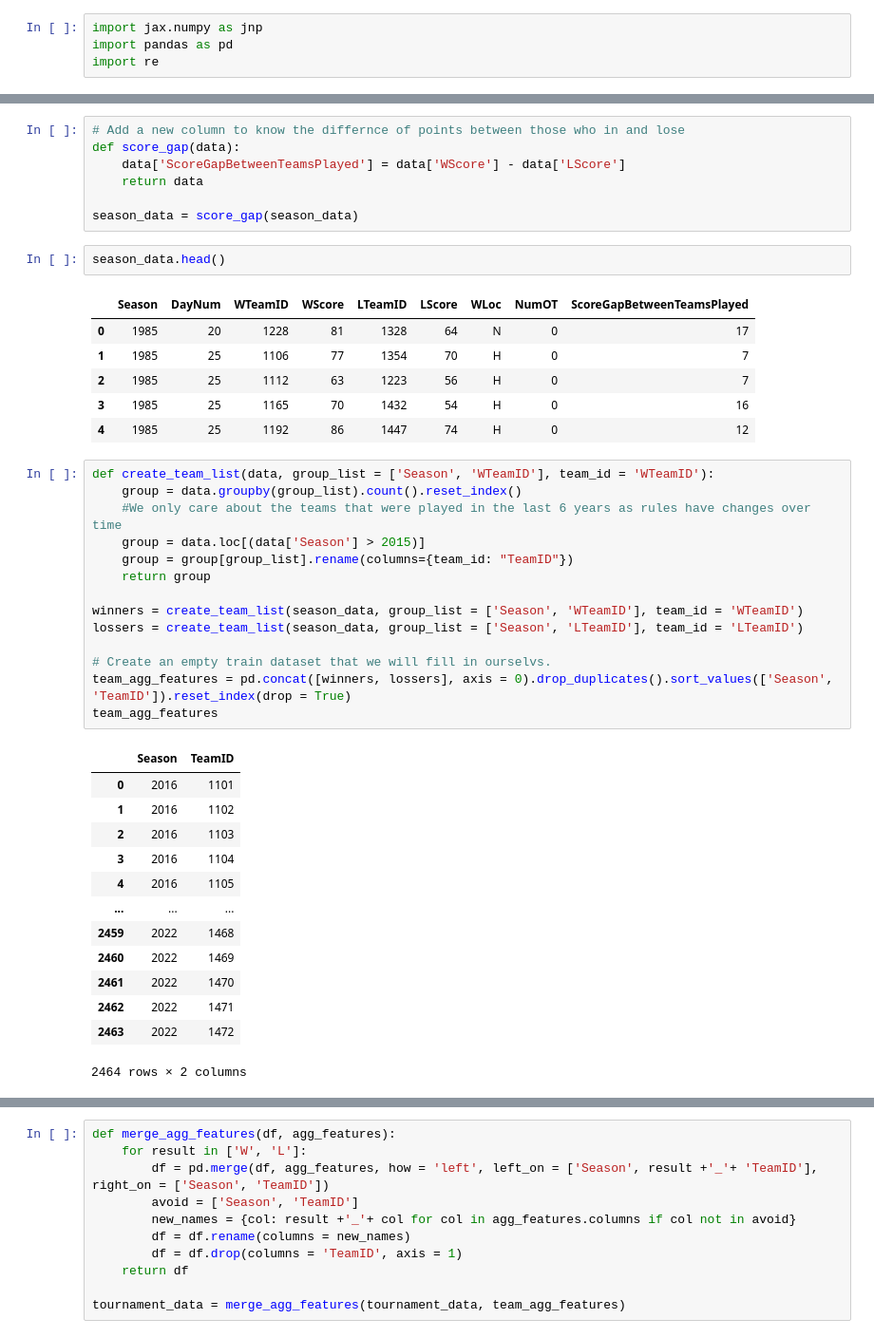
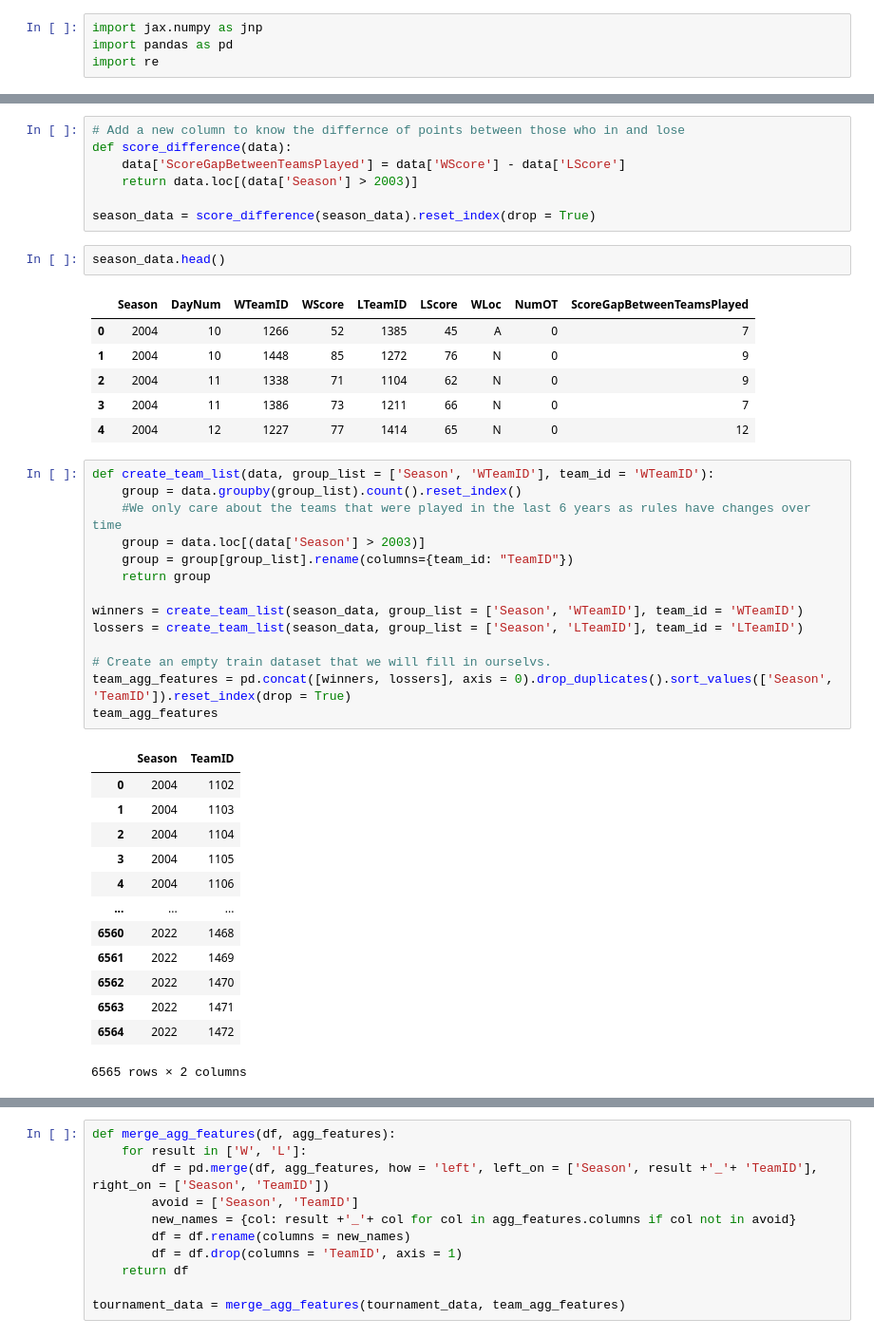
Before and after one commit to AbakirH/CS301_Project_Group7, a Jupyter notebook: CS301_Project.ipynb, the cells around one changed output, grey strips where cells are left out. Shown at 95% size. Saved outputs shown, nothing was run; the diff lists cells and outputs as text.

```diff
--- a/CS301_Project.ipynb
+++ b/CS301_Project.ipynb
@@ -109,44 +150,44 @@ public_rating = pd.read_csv('/content/kaggle/mens-march-mania-2022/MDataFiles_St
 # %%
 # Add a new column to know the differnce of points between those who in and lose
-def score_gap(data):
+def score_difference(data):
     data['ScoreGapBetweenTeamsPlayed'] = data['WScore'] - data['LScore']
-    return data
+    return data.loc[(data['Season'] > 2003)]
 
-season_data = score_gap(season_data)
+season_data = score_difference(season_data).reset_index(drop = True)
 # %%
 season_data.head()
 # %% [output]
 |  | Season | DayNum | WTeamID | WScore | LTeamID | LScore | WLoc | NumOT | ScoreGapBetweenTeamsPlayed |
-| 0 | 1985 | 20 | 1228 | 81 | 1328 | 64 | N | 0 | 17 |
-| 1 | 1985 | 25 | 1106 | 77 | 1354 | 70 | H | 0 | 7 |
-| 2 | 1985 | 25 | 1112 | 63 | 1223 | 56 | H | 0 | 7 |
-| 3 | 1985 | 25 | 1165 | 70 | 1432 | 54 | H | 0 | 16 |
-| 4 | 1985 | 25 | 1192 | 86 | 1447 | 74 | H | 0 | 12 |
+| 0 | 2004 | 10 | 1266 | 52 | 1385 | 45 | A | 0 | 7 |
+| 1 | 2004 | 10 | 1448 | 85 | 1272 | 76 | N | 0 | 9 |
+| 2 | 2004 | 11 | 1338 | 71 | 1104 | 62 | N | 0 | 9 |
+| 3 | 2004 | 11 | 1386 | 73 | 1211 | 66 | N | 0 | 7 |
+| 4 | 2004 | 12 | 1227 | 77 | 1414 | 65 | N | 0 | 12 |
 # %%
 def create_team_list(data, group_list = ['Season', 'WTeamID'], team_id = 'WTeamID'):
     group = data.groupby(group_list).count().reset_index()
     #We only care about the teams that were played in the last 6 years as rules have changes over time
-    group = data.loc[(data['Season'] > 2015)]
+    group = data.loc[(data['Season'] > 2003)]
     group = group[group_list].rename(columns={team_id: "TeamID"})
     return group
 
 winners = create_team_list(season_data, group_list = ['Season', 'WTeamID'], team_id = 'WTeamID')
 lossers = create_team_list(season_data, group_list = ['Season', 'LTeamID'], team_id = 'LTeamID')
 
 # Create an empty train dataset that we will fill in ourselvs.
 team_agg_features = pd.concat([winners, lossers], axis = 0).drop_duplicates().sort_values(['Season', 'TeamID']).reset_index(drop = True)
 team_agg_features
 # %% [output]
 |  | Season | TeamID |
-| 0 | 2016 | 1101 |
-| 1 | 2016 | 1102 |
-| 2 | 2016 | 1103 |
-| 3 | 2016 | 1104 |
-| 4 | 2016 | 1105 |
+| 0 | 2004 | 1102 |
+| 1 | 2004 | 1103 |
+| 2 | 2004 | 1104 |
+| 3 | 2004 | 1105 |
+| 4 | 2004 | 1106 |
 | ... | ... | ... |
-| 2459 | 2022 | 1468 |
-| 2460 | 2022 | 1469 |
-| 2461 | 2022 | 1470 |
-| 2462 | 2022 | 1471 |
-| 2463 | 2022 | 1472 |
+| 6560 | 2022 | 1468 |
+| 6561 | 2022 | 1469 |
+| 6562 | 2022 | 1470 |
+| 6563 | 2022 | 1471 |
+| 6564 | 2022 | 1472 |
-2464 rows × 2 columns
+6565 rows × 2 columns
```
Also changed, not shown: parts of 39 cells of this notebook.
